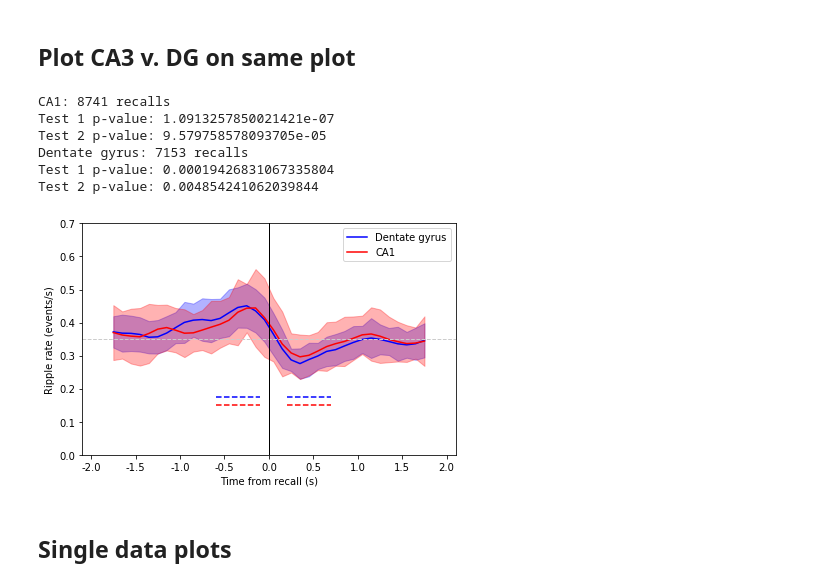
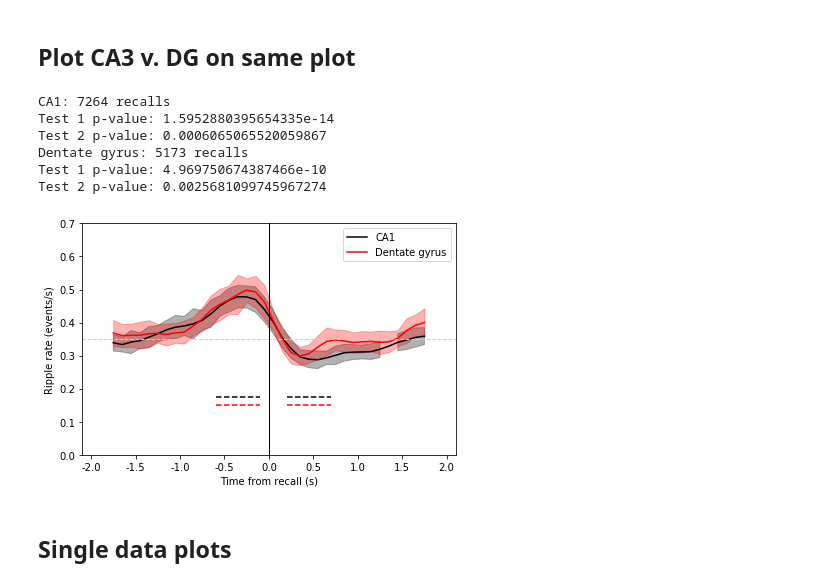
Before and after one commit to jjsakon/SWR, a Jupyter notebook: code/SWRplots.ipynb, the cells around one changed output. Saved outputs shown, nothing was run; the diff lists cells and outputs as text; code cells hidden in the pictures.

Commit message:
2020-12-22 tidying up plots for Fig 2

```diff
--- a/code/SWRplots.ipynb
+++ b/code/SWRplots.ipynb
@@ -35,7 +32,7 @@ The autoreload extension is already loaded. To reload it, use:
 
 selected_period = 'surrounding_recall'
 remove_soz_ictal = False
-recall_type_switch = 0 # 0 for original, 1 for only those with subsequent, 2 for second recalls only, 3 for isolated recalls
+recall_type_switch = 6 # 0 for original, 1 for only those with subsequent, 2 for second recalls only, 3 for isolated recalls
 region_name = 'HPC'
 # location_selected = 'ca1' # 'ca3' # 'dg' 'ca1' # sub # left hippocampus # right hippocampus # hippocampus
 # # (leave as '' if not HPC)
@@ -59,7 +56,7 @@ for p,location_selected in enumerate(['ca1','dg']):
 
     if p==0:
         subplots(1,1,figsize=(6,4)); ax = plt.gca()
-        color = (0,0,1)
+        color = (0,0,0)
         label = 'CA1'
         line_dist = 0.175
     else:
@@ -72,7 +69,7 @@ for p,location_selected in enumerate(['ca1','dg']):
         'SWR_'+exp+'_'+region_name+'_'+location_selected+'_'+str(recall_type_switch)+'_'+soz_label+'.p')
     with open(fn,'rb') as f:
         dat = pickle.load(f)
-        bin_centers = dat['bin_centers']; PSTH = dat['PSTH']; CI_plot = dat['CI_plot']; num_trials = dat['num_trials'];
+        bin_centers = dat['bin_centers']; PSTH = dat['PSTH']; SE_plot = dat['SE_plot']; num_trials = dat['num_trials'];
         bin_model1 = dat['bin_model1']; bin_model2 = dat['bin_model2']
 
     # make plot
@@ -81,47 +78,47 @@ for p,location_selected in enumerate(['ca1','dg']):
     # plot smoothed mean +/- CI
     if pad > 0:
         plot(xr[pad:-pad],PSTH[pad:-pad],color=color)
-        fill_between(xr[pad:-pad], PSTH[pad:-pad]-CI_plot[0,:], PSTH[pad:-pad]+CI_plot[0,:],
+        fill_between(xr[pad:-pad], PSTH[pad:-pad]-SE_plot[0,:], PSTH[pad:-pad]+SE_plot[0,:],
                      color=color, alpha = 0.3, label='_nolegend_')
     else:
         plot(xr,PSTH)
-        fill_between(xr, PSTH-CI_plot[0,:], PSTH+CI_plot[0,:],
+        fill_between(xr, PSTH-SE_plot[0,:], PSTH+SE_plot[0,:],
                      color=color, alpha = 0.3, label='_nolegend_')
 
     # plot bands of significance
     if bin_model1.pvalues[1] < 0.05:
         plot([first_end-stats_bin,first_end],[line_dist,line_dist],'--',
              color=color,label='_nolegend_')
     if bin_model2.pvalues[1] < 0.05:
         plot([second_start,second_start+stats_bin],[line_dist,line_dist],'--',
              color=color,label='_nolegend_')
     print(label+': '+str(num_trials)+' recalls')
     print('Test 1 p-value: '+str(bin_model1.pvalues[1]))
     print('Test 2 p-value: '+str(bin_model2.pvalues[1]))
 
 xticks(np.arange(psth_start,psth_end+1,500),np.arange(psth_start/1000,psth_end/1000+1,500/1000))
 xlabel('Time from recall (s)')
 ylabel('Ripple rate (events/s)')
 ylim = 0.7 # keep it here since occasionally CIs get kinda high
 ax.set_ylim(0,ylim)
 ax.set_xlim(psth_start-100,psth_end+100)
 plot([ax.get_xlim()[0],ax.get_xlim()[1]],[0.35,0.35],linewidth=1,linestyle='--',color=(0.8,0.8,0.8),label='_nolegend_')
 plot([0,0],[ax.get_ylim()[0],ax.get_ylim()[1]],linewidth=1,linestyle='-',color=(0,0,0),label='_nolegend_')
 ax.legend({'CA1','Dentate gyrus'})
 tight_layout()
 
 if save_plot == 1:
     plt.savefig('../figures/PSTHplots/'+exp+'_'+'PSTH_'+region_name+'-'+str(recall_type_switch)+'.pdf',transparent=True)
 plt.show()
 a=1;
 # %% [output]
-CA1: 8741 recalls
-Test 1 p-value: 1.0913257850021421e-07
-Test 2 p-value: 9.579758578093705e-05
-Dentate gyrus: 7153 recalls
-Test 1 p-value: 0.00019426831067335804
-Test 2 p-value: 0.004854241062039844
+CA1: 7264 recalls
+Test 1 p-value: 1.5952880395654335e-14
+Test 2 p-value: 0.0006065065520059867
+Dentate gyrus: 5173 recalls
+Test 1 p-value: 4.969750674387466e-10
+Test 2 p-value: 0.0025681099745967274
-[figure, old version]
+[figure, new version]
 # %% [markdown]
 ## Single data plots
 # %%
```
Also changed, not shown: parts of 3 cells of this notebook, 1 other file.
